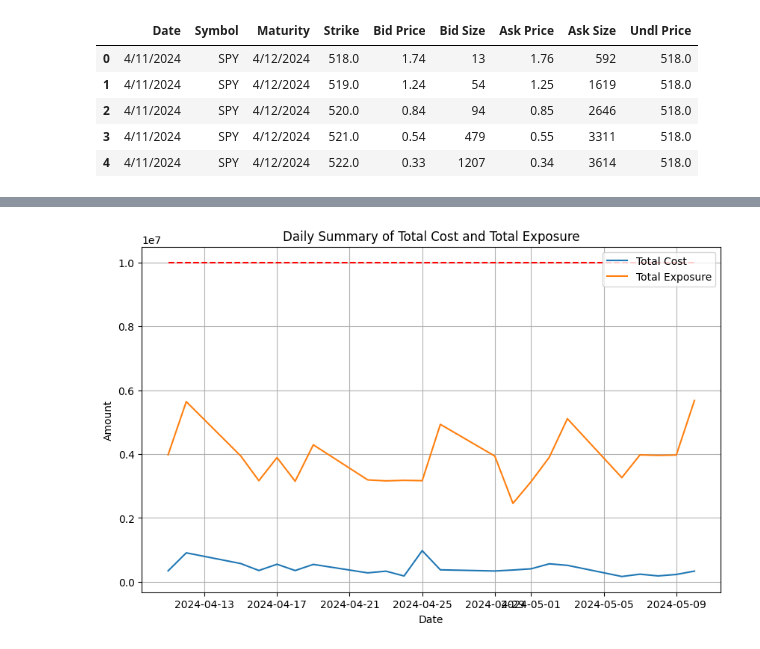
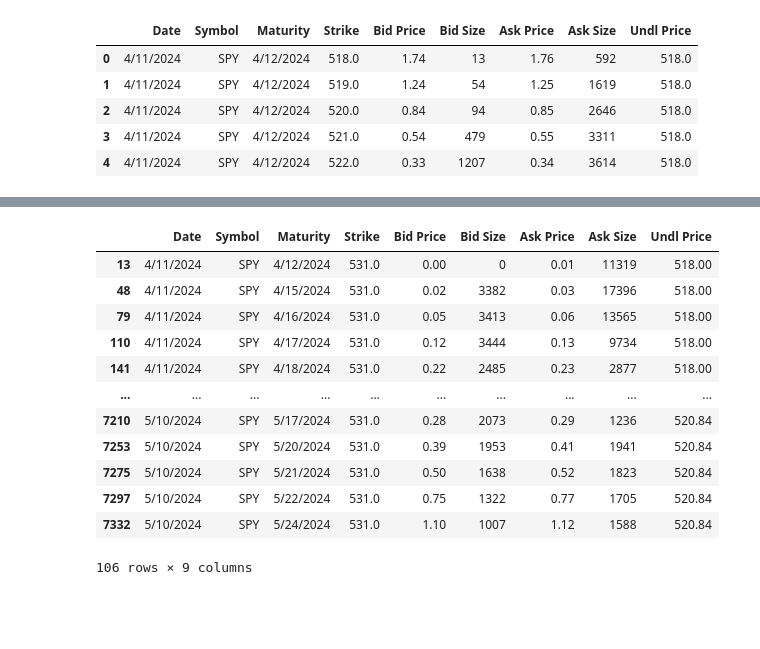
Before and after one commit to Qamil-Mirza/badss-2025-options-alpha-strategy, a Jupyter notebook: notebooks/analysis.ipynb, the cells around one changed output, grey strips where cells are left out. Cells and saved outputs as stored; diff of their text form; code cells hidden in the pictures; blank space fills up the shorter version.

```diff
--- a/notebooks/analysis.ipynb
+++ b/notebooks/analysis.ipynb
@@ -336,8 +336,8 @@ Based on our exploratory data analysis (EDA), we now have a clear understanding
 # %% [markdown]
 # Results Analysis
 # %%
-raw_df = pd.read_csv("../data/BADSS training data.csv")
-raw_df.head()
+market_df = pd.read_csv("../data/BADSS training data.csv")
+market_df.head()
 # %% [output]
 |  | Date | Symbol | Maturity | Strike | Bid Price | Bid Size | Ask Price | Ask Size | Undl Price |
 | 0 | 4/11/2024 | SPY | 4/12/2024 | 518.0 | 1.74 | 13 | 1.76 | 592 | 518.0 |
@@ -387,17 +348,16 @@ daily_summary.head()
-# %%
-
-# plot daily summary
-plt.figure(figsize=(10, 6))
-plt.plot(daily_summary['Date'], daily_summary['Total Cost'], label='Total Cost')
-plt.plot(daily_summary['Date'], daily_summary['Total Exposure'], label='Total Exposure')
-plt.legend()
-plt.grid()
-# plot base line 10_000_000
-plt.hlines(10_000_000, daily_summary['Date'].min(), daily_summary['Date'].max(), color='r', linestyles='dashed')
-plt.title('Daily Summary of Total Cost and Total Exposure')
-plt.xlabel('Date')
-plt.ylabel('Amount')
-plt.savefig(f"../plots/{strat}_daily_summary.png")
-plt.show()
-# %% [output]
-[figure, removed]
+# %%
+market_df[(market_df['Strike'] == 531.0) & (market_df['Symbol'] == 'SPY')]
+# %% [output]
+|  | Date | Symbol | Maturity | Strike | Bid Price | Bid Size | Ask Price | Ask Size | Undl Price |
+| 13 | 4/11/2024 | SPY | 4/12/2024 | 531.0 | 0.00 | 0 | 0.01 | 11319 | 518.00 |
+| 48 | 4/11/2024 | SPY | 4/15/2024 | 531.0 | 0.02 | 3382 | 0.03 | 17396 | 518.00 |
+| 79 | 4/11/2024 | SPY | 4/16/2024 | 531.0 | 0.05 | 3413 | 0.06 | 13565 | 518.00 |
+| 110 | 4/11/2024 | SPY | 4/17/2024 | 531.0 | 0.12 | 3444 | 0.13 | 9734 | 518.00 |
+| 141 | 4/11/2024 | SPY | 4/18/2024 | 531.0 | 0.22 | 2485 | 0.23 | 2877 | 518.00 |
+| ... | ... | ... | ... | ... | ... | ... | ... | ... | ... |
+| 7210 | 5/10/2024 | SPY | 5/17/2024 | 531.0 | 0.28 | 2073 | 0.29 | 1236 | 520.84 |
+| 7253 | 5/10/2024 | SPY | 5/20/2024 | 531.0 | 0.39 | 1953 | 0.41 | 1941 | 520.84 |
+| 7275 | 5/10/2024 | SPY | 5/21/2024 | 531.0 | 0.50 | 1638 | 0.52 | 1823 | 520.84 |
+| 7297 | 5/10/2024 | SPY | 5/22/2024 | 531.0 | 0.75 | 1322 | 0.77 | 1705 | 520.84 |
+| 7332 | 5/10/2024 | SPY | 5/24/2024 | 531.0 | 1.10 | 1007 | 1.12 | 1588 | 520.84 |
+106 rows × 9 columns
```
Also changed, not shown: parts of 17 cells of this notebook, 11 other files.
